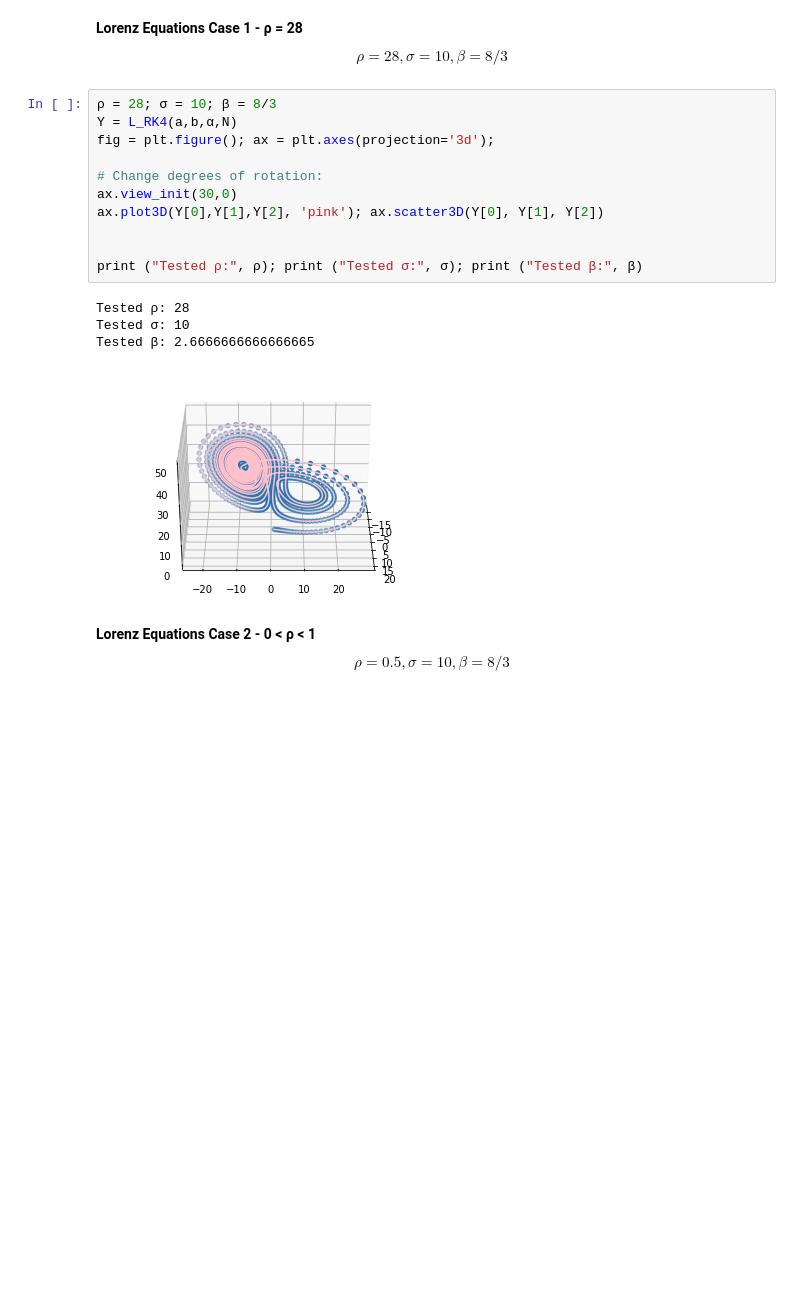
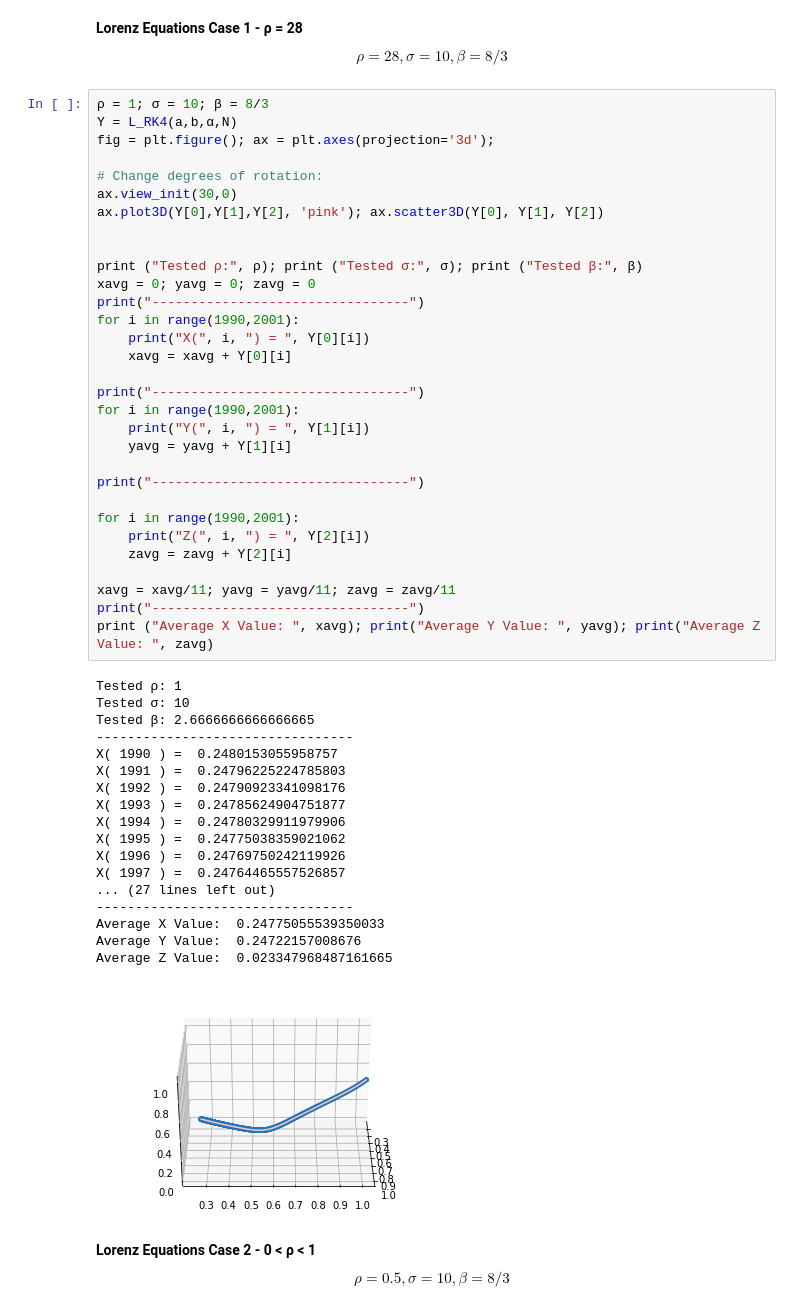
Before and after one commit to eangelcortes/lorenz_eq, a Jupyter notebook: Lorenz Equations 2.5.ipynb, the cells around one changed output. Saved outputs shown, nothing was run; the diff lists cells and outputs as text; blank space fills up the shorter version.

```diff
--- a/Lorenz Equations 2.5.ipynb
+++ b/Lorenz Equations 2.5.ipynb
@@ -81,21 +82,55 @@ N = 2000
 <b> Lorenz Equations Case 1 - ρ = 28 </b>
     $$ \rho = 28,  \sigma = 10,  \beta = 8/3 $$
 # %%
-ρ = 28; σ = 10; β = 8/3
+ρ = 1; σ = 10; β = 8/3
 Y = L_RK4(a,b,α,N)
 fig = plt.figure(); ax = plt.axes(projection='3d');
 
 # Change degrees of rotation:
 ax.view_init(30,0)
 ax.plot3D(Y[0],Y[1],Y[2], 'pink'); ax.scatter3D(Y[0], Y[1], Y[2])
 
 
 print ("Tested ρ:", ρ); print ("Tested σ:", σ); print ("Tested β:", β)
+xavg = 0; yavg = 0; zavg = 0
+print("---------------------------------")
+for i in range(1990,2001):
+    print("X(", i, ") = ", Y[0][i])
+    xavg = xavg + Y[0][i]
+
+print("---------------------------------")
+for i in range(1990,2001):
+    print("Y(", i, ") = ", Y[1][i])
+    yavg = yavg + Y[1][i]
+
+print("---------------------------------")
+
+for i in range(1990,2001):
+    print("Z(", i, ") = ", Y[2][i])
+    zavg = zavg + Y[2][i]
+
+xavg = xavg/11; yavg = yavg/11; zavg = zavg/11
+print("---------------------------------")
+print ("Average X Value: ", xavg); print("Average Y Value: ", yavg); print("Average Z Value: ", zavg)
 # %% [output]
-Tested ρ: 28
+Tested ρ: 1
 Tested σ: 10
 Tested β: 2.6666666666666665
+---------------------------------
+X( 1990 ) =  0.2480153055958757
+X( 1991 ) =  0.24796225224785803
+X( 1992 ) =  0.24790923341098176
+X( 1993 ) =  0.24785624904751877
+X( 1994 ) =  0.24780329911979906
+X( 1995 ) =  0.24775038359021062
+X( 1996 ) =  0.24769750242119926
+X( 1997 ) =  0.24764465557526857
+... (27 lines left out)
+---------------------------------
+Average X Value:  0.24775055539350033
+Average Y Value:  0.24722157008676
+Average Z Value:  0.023347968487161665
-[figure, old version]
+[figure, new version]
 # %% [markdown]
 <b> Lorenz Equations Case 2 -  0 < ρ < 1 </b>
     $$ \rho = 0.5,  \sigma = 10,  \beta = 8/3 $$
```
Also changed, not shown: parts of 2 cells of this notebook.
